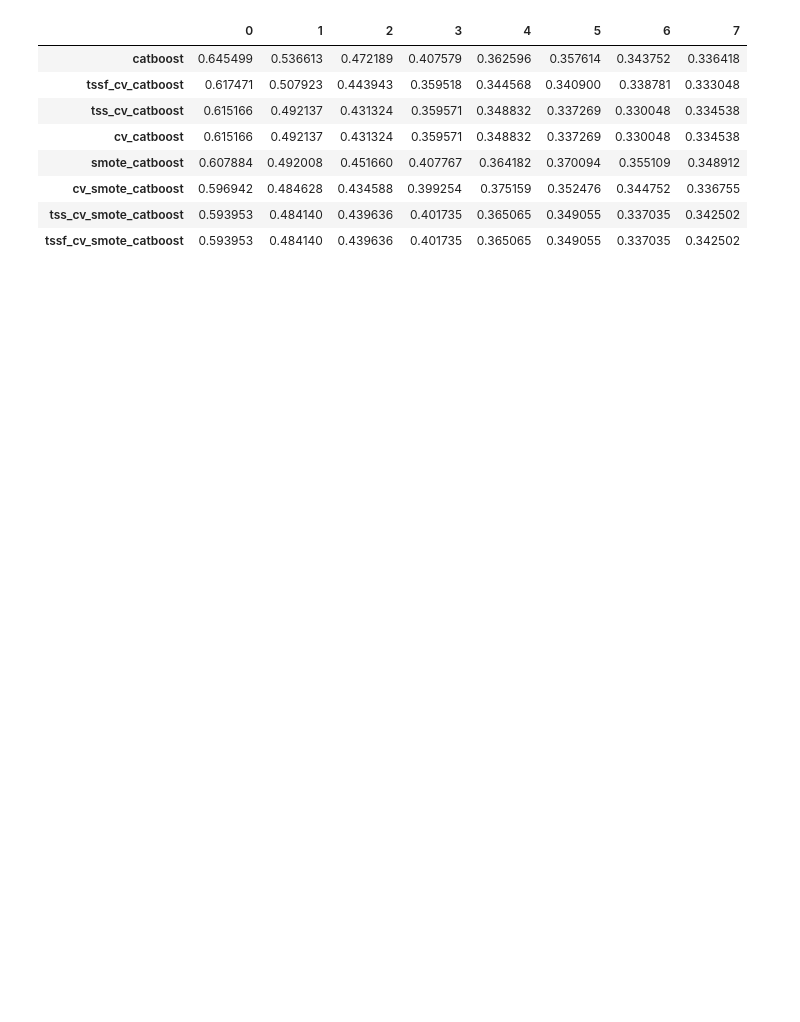
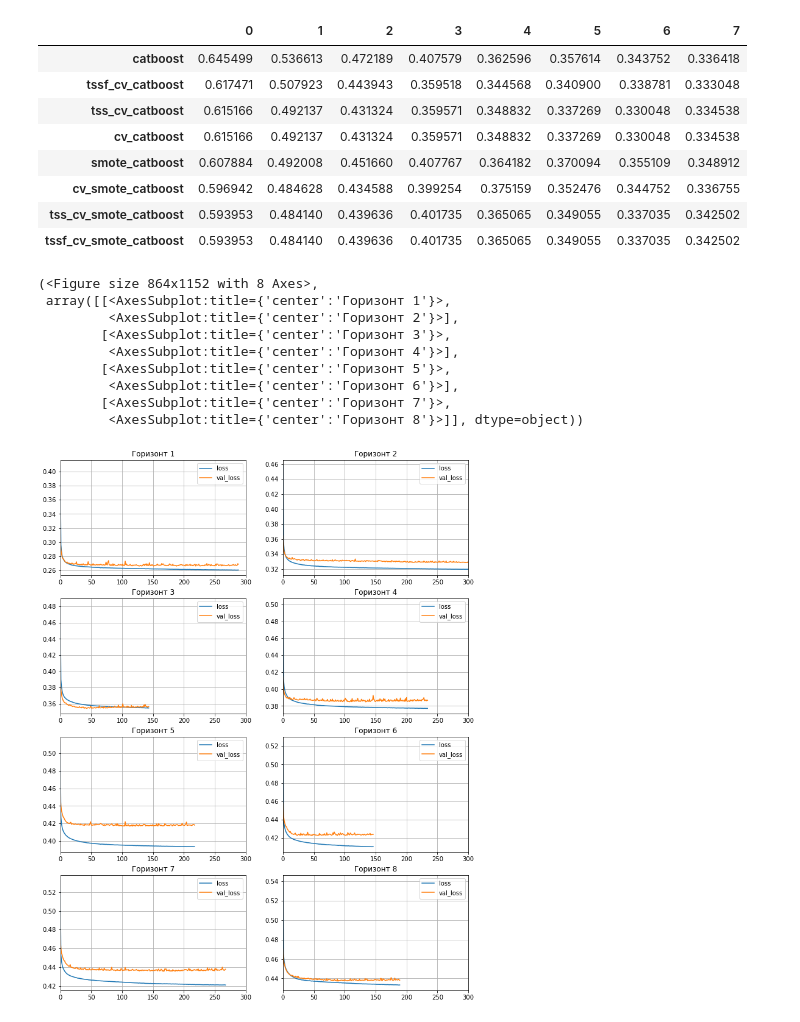
Before and after one commit to oldhroft/kp_research, a Jupyter notebook: notebooks/Report_no_lags.ipynb, the cells around one changed output. Cells and saved outputs as stored; diff of their text form; code cells hidden in the pictures; blank space fills up the shorter version.

```diff
--- a/notebooks/Report_no_lags.ipynb
+++ b/notebooks/Report_no_lags.ipynb
@@ -594,0 +577,17 @@ report[report.index.str.contains('catboost')].sort_values(by=0, ascending=False)
+# %%
+
+history_dict = create_path_dict(
+    '/Users/17518516/Documents/results_trivial_nn_sgd/history/',
+    key_regexp='run_(.*)_history')
+plot_history("nn_perceptron", x_max=300)
+# %% [output]
+(<Figure size 864x1152 with 8 Axes>,
+ array([[<AxesSubplot:title={'center':'Горизонт 1'}>,
+         <AxesSubplot:title={'center':'Горизонт 2'}>],
+        [<AxesSubplot:title={'center':'Горизонт 3'}>,
+         <AxesSubplot:title={'center':'Горизонт 4'}>],
+        [<AxesSubplot:title={'center':'Горизонт 5'}>,
+         <AxesSubplot:title={'center':'Горизонт 6'}>],
+        [<AxesSubplot:title={'center':'Горизонт 7'}>,
+         <AxesSubplot:title={'center':'Горизонт 8'}>]], dtype=object))
+[figure, added]
```
Also changed, not shown: parts of 21 cells of this notebook, 1 other file.
